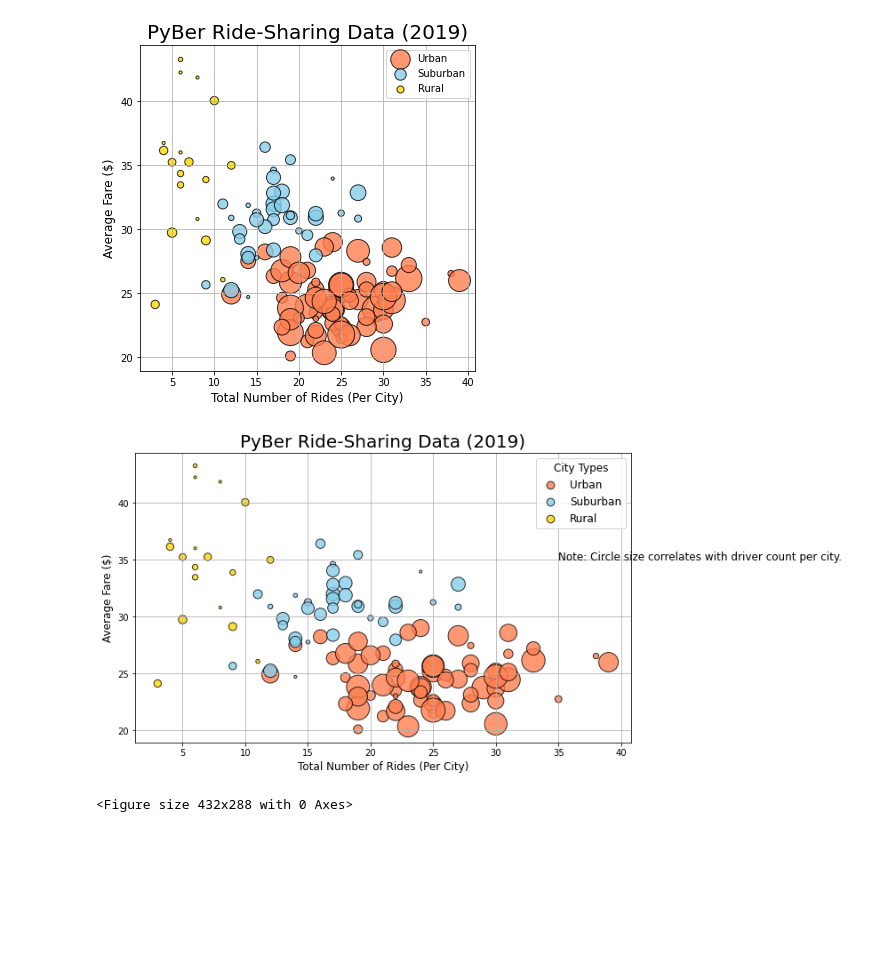
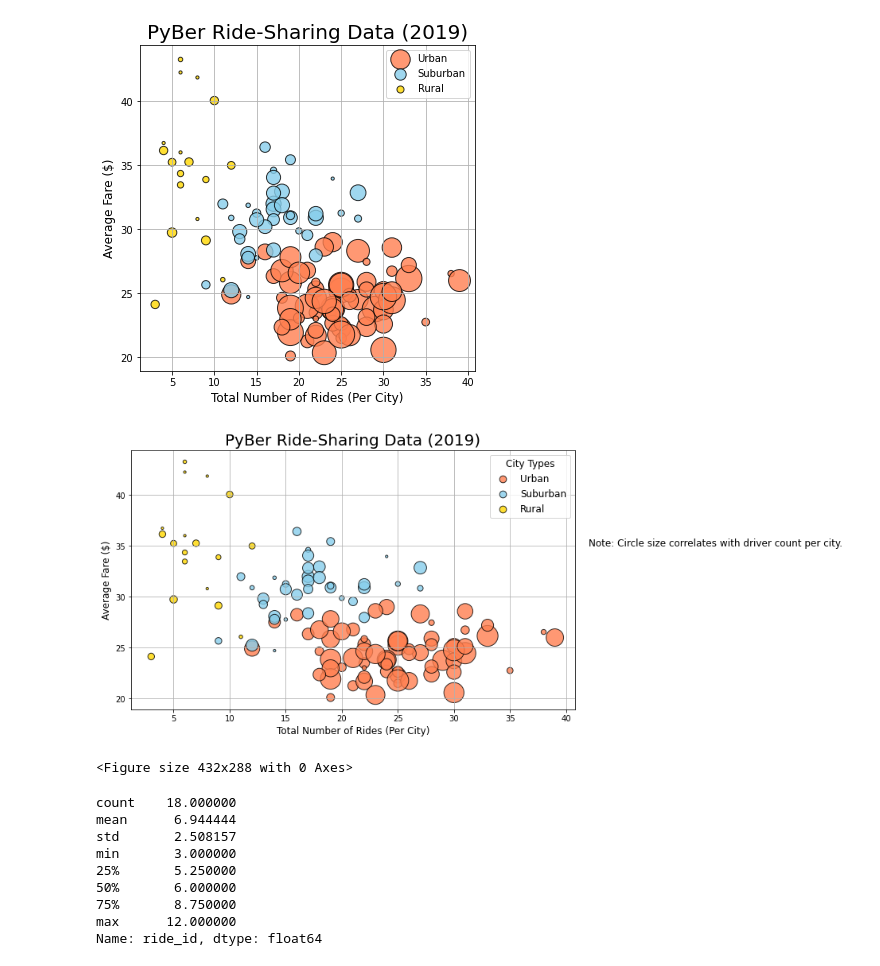
Before and after one commit to tcjurgens/PyBer_Analysis, a Jupyter notebook: PyBer.ipynb, the cells around one changed output. Drawn from its saved outputs; the diff is of its cells as text; code cells hidden in the pictures; blank space fills up the shorter version.

Commit message:
summary statistics

```diff
--- a/PyBer.ipynb
+++ b/PyBer.ipynb
@@ -236,33 +236,33 @@ plt.scatter(suburban_ride_count,
 
 plt.scatter(rural_ride_count,
       rural_avg_fare,
       s=10*rural_driver_count, c="gold",
       edgecolor="black", linewidths=1,
       alpha=0.8, label="Rural")
 
 plt.title("PyBer Ride-Sharing Data (2019)", fontsize = 20)
 plt.ylabel("Average Fare ($)", fontsize = 12)
 plt.xlabel("Total Number of Rides (Per City)", fontsize = 12)
 plt.grid(True)
 
 # Add the legend.
 # Create a legend (that looks good)
 lgnd = plt.legend(fontsize="12", mode="Expanded", scatterpoints=1 , loc="best", title="City Types")
 
 lgnd.legendHandles[0]._sizes = [75]
 lgnd.legendHandles[1]._sizes = [75]
 lgnd.legendHandles[2]._sizes = [75]
 lgnd.get_title().set_fontsize(12)
 
 # LAST: # Incorporate a text label about circle size.
-plt.text(35, 35, "Note: Circle size correlates with driver count per city.", fontsize="12")
+plt.text(42, 35, "Note: Circle size correlates with driver count per city.", fontsize="12")
 
 # Show the plot
 plt.show()
 
 # save the image to folder
 # Save the figure.
 plt.savefig("Resources/PyBer Bubble Chart (2019).png")
 # %% [output]
-[figure, old version]
+[figure, new version]
 <Figure size 432x288 with 0 Axes>
@@ -268,0 +271,17 @@ plt.savefig("Resources/PyBer Bubble Chart (2019).png")
+# %%
+#1.  pandas describe() func
+
+# Get summary statistics.
+urban_ride_count.describe()
+suburban_ride_count.describe()
+rural_ride_count.describe()
+# %% [output]
+count    18.000000
+mean      6.944444
+std       2.508157
+min       3.000000
+25%       5.250000
+50%       6.000000
+75%       8.750000
+max      12.000000
+Name: ride_id, dtype: float64
```
Also changed, not shown: parts of 23 cells of this notebook, 1 other file.
